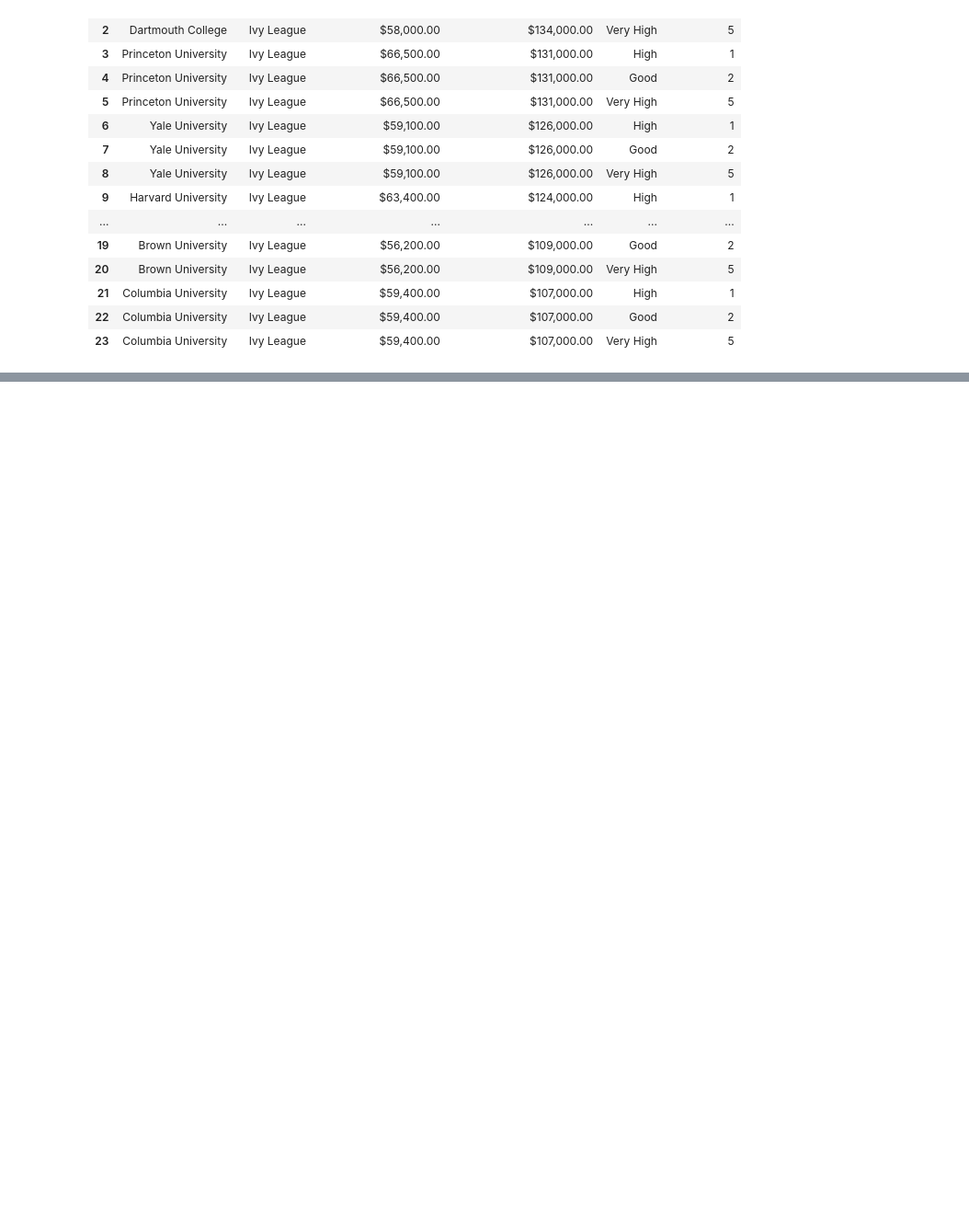
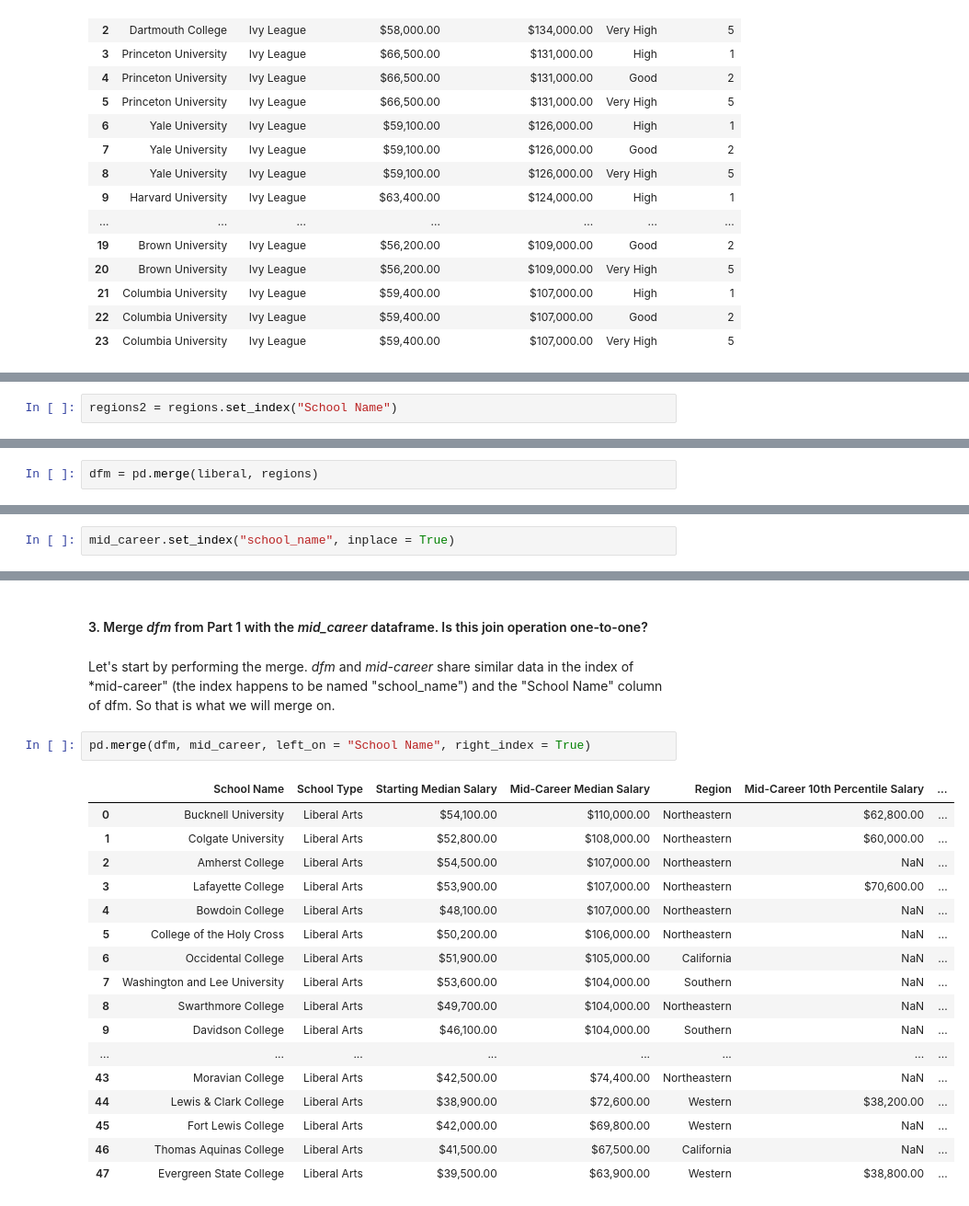
Before and after one commit to jgabunilas/pandas-bootcamp, a Jupyter notebook: Section6_Working_with_Multiple_DataFrames/Section6_Multiple_DataFrames.ipynb, the cells around one changed output, grey strips where cells are left out. Shown at 92% size. Drawn from its saved outputs; the diff is of its cells as text; blank space fills up the shorter version.

```diff
--- a/Section6_Working_with_Multiple_DataFrames/Section6_Multiple_DataFrames.ipynb
+++ b/Section6_Working_with_Multiple_DataFrames/Section6_Multiple_DataFrames.ipynb
@@ -1654,0 +1678,2 @@ pd.merge(ivies, survey)
+# %%
+regions2 = regions.set_index("School Name")
@@ -1654,0 +1831,2 @@ pd.merge(ivies, survey)
+# %%
+dfm = pd.merge(liberal, regions)
@@ -1654,0 +1870,2 @@ pd.merge(ivies, survey)
+# %%
+mid_career.set_index("school_name", inplace = True)
@@ -1654,0 +1882,24 @@ pd.merge(ivies, survey)
+# %% [markdown]
+#### 3. Merge *dfm* from Part 1 with the *mid_career* dataframe. Is this join operation one-to-one?
+# %% [markdown]
+Let's start by performing the merge. *dfm* and *mid-career* share similar data in the index of *mid-career" (the index happens to be named "school_name") and the "School Name" column of dfm. So that is what we will merge on.
+# %%
+pd.merge(dfm, mid_career, left_on = "School Name", right_index = True)
+# %% [output]
+|  | School Name | School Type | Starting Median Salary | Mid-Career Median Salary | Region | Mid-Career 10th Percentile Salary | ... |
+| 0 | Bucknell University | Liberal Arts | $54,100.00 | $110,000.00 | Northeastern | $62,800.00 | ... |
+| 1 | Colgate University | Liberal Arts | $52,800.00 | $108,000.00 | Northeastern | $60,000.00 | ... |
+| 2 | Amherst College | Liberal Arts | $54,500.00 | $107,000.00 | Northeastern | NaN | ... |
+| 3 | Lafayette College | Liberal Arts | $53,900.00 | $107,000.00 | Northeastern | $70,600.00 | ... |
+| 4 | Bowdoin College | Liberal Arts | $48,100.00 | $107,000.00 | Northeastern | NaN | ... |
+| 5 | College of the Holy Cross | Liberal Arts | $50,200.00 | $106,000.00 | Northeastern | NaN | ... |
+| 6 | Occidental College | Liberal Arts | $51,900.00 | $105,000.00 | California | NaN | ... |
+| 7 | Washington and Lee University | Liberal Arts | $53,600.00 | $104,000.00 | Southern | NaN | ... |
+| 8 | Swarthmore College | Liberal Arts | $49,700.00 | $104,000.00 | Northeastern | NaN | ... |
+| 9 | Davidson College | Liberal Arts | $46,100.00 | $104,000.00 | Southern | NaN | ... |
+| ... | ... | ... | ... | ... | ... | ... | ... |
+| 43 | Moravian College | Liberal Arts | $42,500.00 | $74,400.00 | Northeastern | NaN | ... |
+| 44 | Lewis & Clark College | Liberal Arts | $38,900.00 | $72,600.00 | Western | $38,200.00 | ... |
+| 45 | Fort Lewis College | Liberal Arts | $42,000.00 | $69,800.00 | Western | NaN | ... |
+| 46 | Thomas Aquinas College | Liberal Arts | $41,500.00 | $67,500.00 | California | NaN | ... |
+| 47 | Evergreen State College | Liberal Arts | $39,500.00 | $63,900.00 | Western | $38,800.00 | ... |
```
Also changed, not shown: parts of 54 cells of this notebook.
